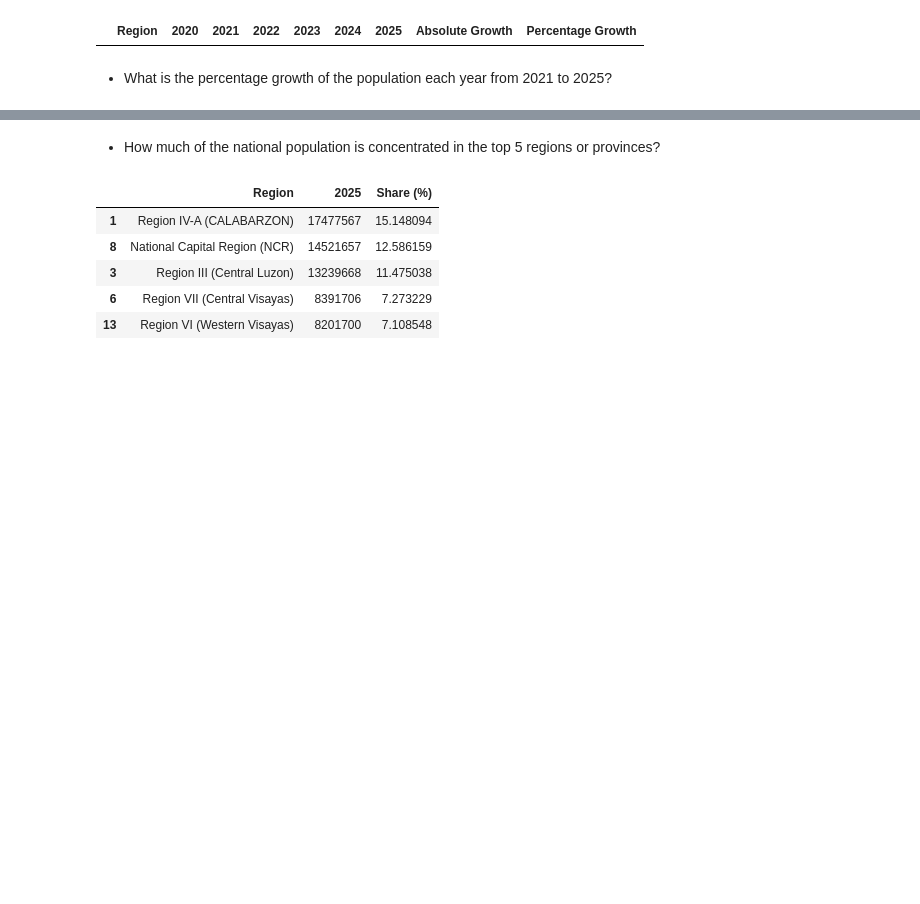
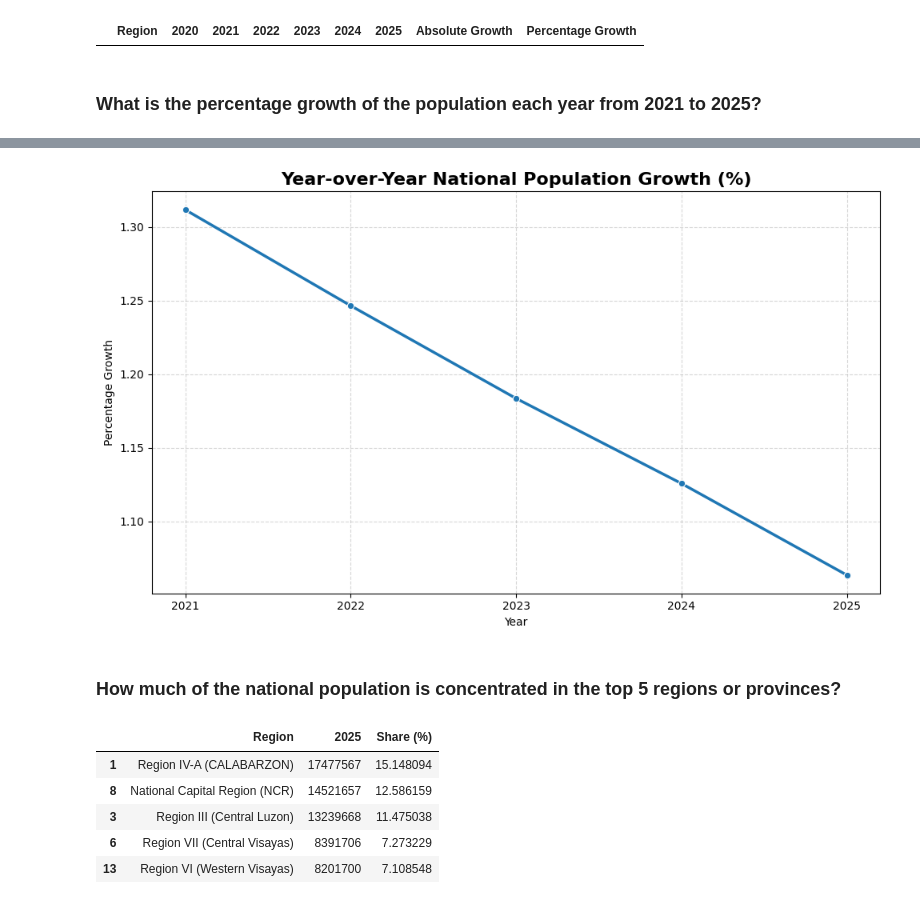
Before and after one commit to Qvyl/kaggle-notebooks, a Jupyter notebook: philippines-population-forecast.ipynb, the cells around one changed output, grey strips where cells are left out. Saved outputs shown, nothing was run; the diff lists cells and outputs as text; code cells hidden in the pictures; blank space fills up the shorter version.

```diff
--- a/philippines-population-forecast.ipynb
+++ b/philippines-population-forecast.ipynb
@@ -253,10 +262,8 @@ declining_regions
 # %% [output]
 |  | Region | 2020 | 2021 | 2022 | 2023 | 2024 | 2025 | Absolute Growth | Percentage Growth |
 # %% [markdown]
-- What is the percentage growth of the population each year from 2021 to 2025?
+### What is the percentage growth of the population each year from 2021 to 2025?
 # %%
-national_totals = df[years].sum()
-
 percentage_growth = []
 
 for i in range(1, len(years)):
@@ -265,24 +272,19 @@ for i in range(1, len(years)):
     growth = ((current - previous) / previous) * 100
     percentage_growth.append(growth)
 
-fig = px.line(
+plt.figure(figsize=(10, 6))
+sns.lineplot(
     x=years[1:],
     y=percentage_growth,
-    markers=True,
-    title='Year-over-Year National Population Growth (%)',
-    labels={'x': 'Year', 'y': 'Percentage Growth'},
-    template='plotly_white',
-    color_discrete_sequence=['#1f77b4']  # blue
+    marker='o',
+    linewidth=2.5,
+    color='#1f77b4'
 )
 
-fig.update_traces(line=dict(width=3), marker=dict(size=8, symbol='circle'))
-
-fig.update_layout(
-    title_x=0.5,
-    yaxis_tickformat='.2f',
-    xaxis=dict(tickmode='linear'),
-    height=500
-)
-
-fig.show()
+plt.title("Year-over-Year National Population Growth (%)", fontsize=16, weight="bold", loc="center")
+plt.xlabel("Year")
+plt.ylabel("Percentage Growth")
+plt.grid(True, linestyle='--', alpha=0.5)
+plt.tight_layout()
+plt.show()
 # %% [output]
@@ -290,5 +291,6 @@ fig.show()
+[figure, added]
 # %% [markdown]
-- How much of the national population is concentrated in the top 5 regions or provinces?
+### How much of the national population is concentrated in the top 5 regions or provinces?
 # %%
 top_regions_2025 = region_growth_df.sort_values(by='2025', ascending=False).head(5)
 
```
Also changed, not shown: parts of 13 cells of this notebook.
